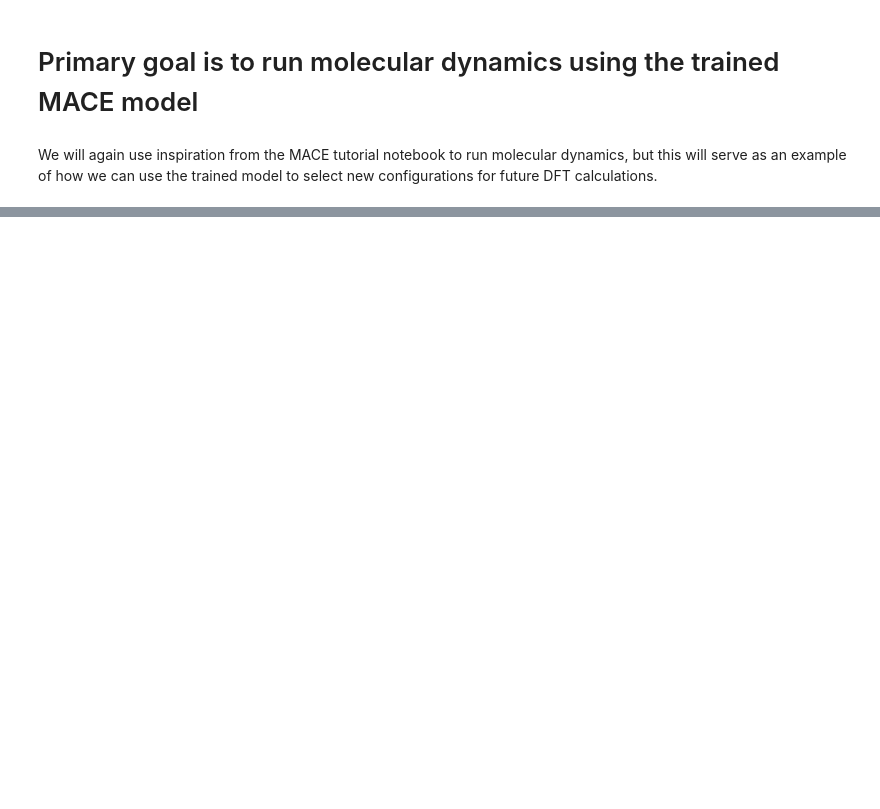
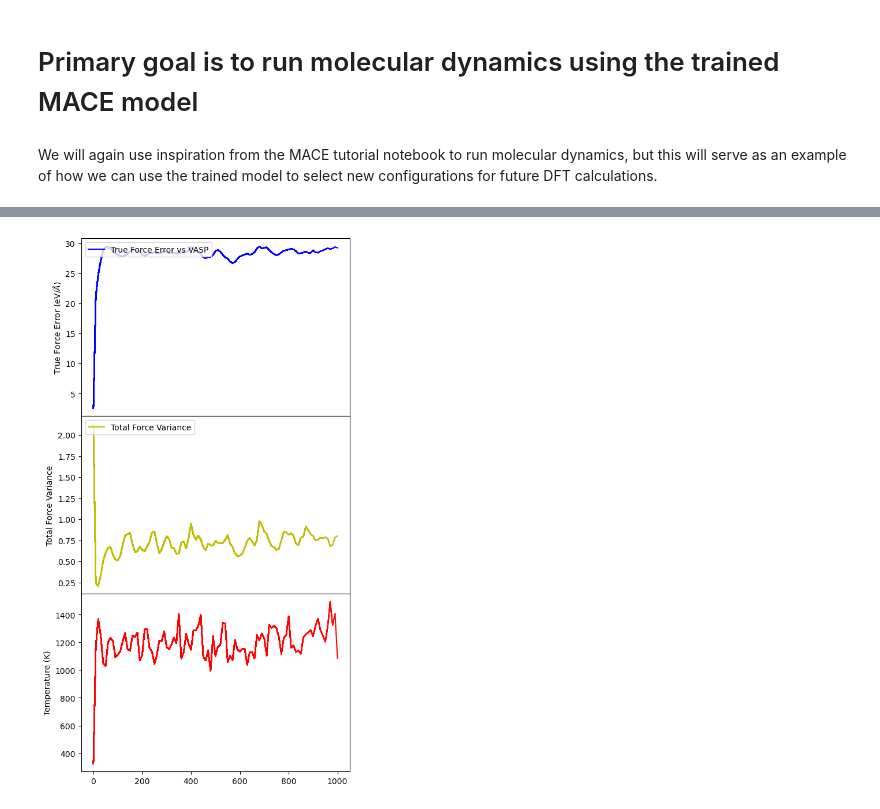
Before and after one commit to mstapelberg/al_mlip_repo, a Jupyter notebook: Notebooks/run_md.ipynb, the cells around one changed output, grey strips where cells are left out. Cells and saved outputs as stored; diff of their text form; code cells hidden in the pictures; blank space fills up the shorter version.

```diff
--- a/Notebooks/run_md.ipynb
+++ b/Notebooks/run_md.ipynb
@@ -62,0 +91,7 @@ def simpleMD(init_conf, temp, calc, fname, s, T):
+# %%
+from ase.io import read
+# get the training data
+data =  read('../data/zr-w-v-ti-cr/gen_0_2024-11-06/2024-11-06_all_remaining_atoms.xyz',index=':')
+
+# go through each configuration and calculate the force variance amongst the committees
+#for i,atoms in enumerate(data):
@@ -62,0 +189,9 @@ def simpleMD(init_conf, temp, calc, fname, s, T):
+# %%
+import json
+from monty.json import MontyEncoder
+# save the sorted variance data to a json
+with open('../data/zr-w-v-ti-cr/gen_0_2024-11-06/top_structures_var_data.json', 'w') as f:
+    json.dump(top_structures, f, cls=MontyEncoder)
+
+with open('../data/zr-w-v-ti-cr/gen_0_2024-11-06/all_structures_var_data.json', 'w') as f:
+    json.dump(sorted_var_data, f, cls=MontyEncoder)
@@ -62,0 +200,3 @@ def simpleMD(init_conf, temp, calc, fname, s, T):
+# %%
+import json
+top_structures = json.load(open('../data/zr-w-v-ti-cr/gen_0_2024-11-06/top_structures_var_data.json', 'r'))
@@ -62,0 +210,75 @@ def simpleMD(init_conf, temp, calc, fname, s, T):
+# %%
+import pylab as pl
+# now we run MD on these structures for ~ 1000 fs
+for var_data in top_structures:
+    if var_data[0] == 8457:
+        continue
+    print(f"Running MD on structure {var_data[0]} with total variance {var_data[1]['total_variance']}")
+    test_md_frame = data[var_data[0]].copy()
+    test_md_frame.calc = mace_calcs
+
+    #initialize the temperature
+    np.random.seed(701)
+    MaxwellBoltzmannDistribution(test_md_frame, temperature_K=300) #initialize temperature at 300
+    Stationary(test_md_frame)
+    ZeroRotation(test_md_frame)
+
+    dyn = Langevin(test_md_frame, 1.0*units.fs, temperature_K=1200, friction=0.5)
+
+    %matplotlib inline
+
+    time_fs = []
+    temperature = []
+    forces_0 = []
+    forces_2 = []
+    forces_3 = []
+    forces_4 = []
+    total_variance = []
+    per_atom_variance = []
+    true_force_errors = []
+
+    fig, ax = pl.subplots(3,1, figsize=(6,12), sharex='all', gridspec_kw={'hspace': 0, 'wspace': 0})
+
+    def write_frame():
+        at = dyn.atoms.copy()
+        at.calc = mace_calcs
+        at.get_potential_energies()
+        true_forces = at.arrays['REF_force']
+
+        dyn.atoms.write(f"../data/zr-w-v-ti-cr/gen_0_2024-11-06/md_frames/md_top_0_test_{var_data[0]}.xyz", append=True, write_results=False)
+
+        time_fs.append(dyn.get_time()/units.fs)
+        temperature.append(dyn.atoms.get_temperature())
+        forces_0.append(dyn.atoms.calc.results['forces_comm'][0])
+        forces_2.append(dyn.atoms.calc.results['forces_comm'][1])
+        forces_3.append(dyn.atoms.calc.results['forces_comm'][2])
+        forces_4.append(dyn.atoms.calc.results['forces_comm'][3])
+        total_variance.append(calculate_total_variance(dyn.atoms.calc.results['forces_comm']))
+        per_atom_variance.append(calculate_per_atom_variance(dyn.atoms.calc.results['forces_comm']))
+        # calculate the average and the standard deviation of the RMSE of the forces from the different models
+        true_force_errors.append(np.mean(np.linalg.norm(true_forces - dyn.atoms.calc.results['forces_comm'], axis=1)))
+
+        # plot the true force error
+        ax[0].plot(np.array(time_fs), np.array(true_force_errors), color="b")
+        ax[0].set_ylabel('True Force Error (eV/$\AA$)')
+        ax[0].legend(["True Force Error vs VASP"], loc = 'upper left')
+
+        # plot the total force variance
+        ax[1].plot(np.array(time_fs), np.array(total_variance), color="y")
+        ax[1].set_ylabel('Total Force Variance')
+        ax[1].legend(["Total Force Variance"], loc = 'upper left')
+
+        # plot the temperature of the system
+        ax[2].plot(np.array(time_fs), np.array(temperature), color="r")
+        ax[2].set_ylabel('Temperature (K)')
+
+        display.clear_output(wait=True)
+        display.display(fig)
+        time.sleep(0.01)
+
+
+
+    dyn.attach(write_frame, interval=10)
+    dyn.run(1000)
+# %% [output]
+[figure, added]
```
Also changed, not shown: parts of 9 cells of this notebook, 24 other files.
